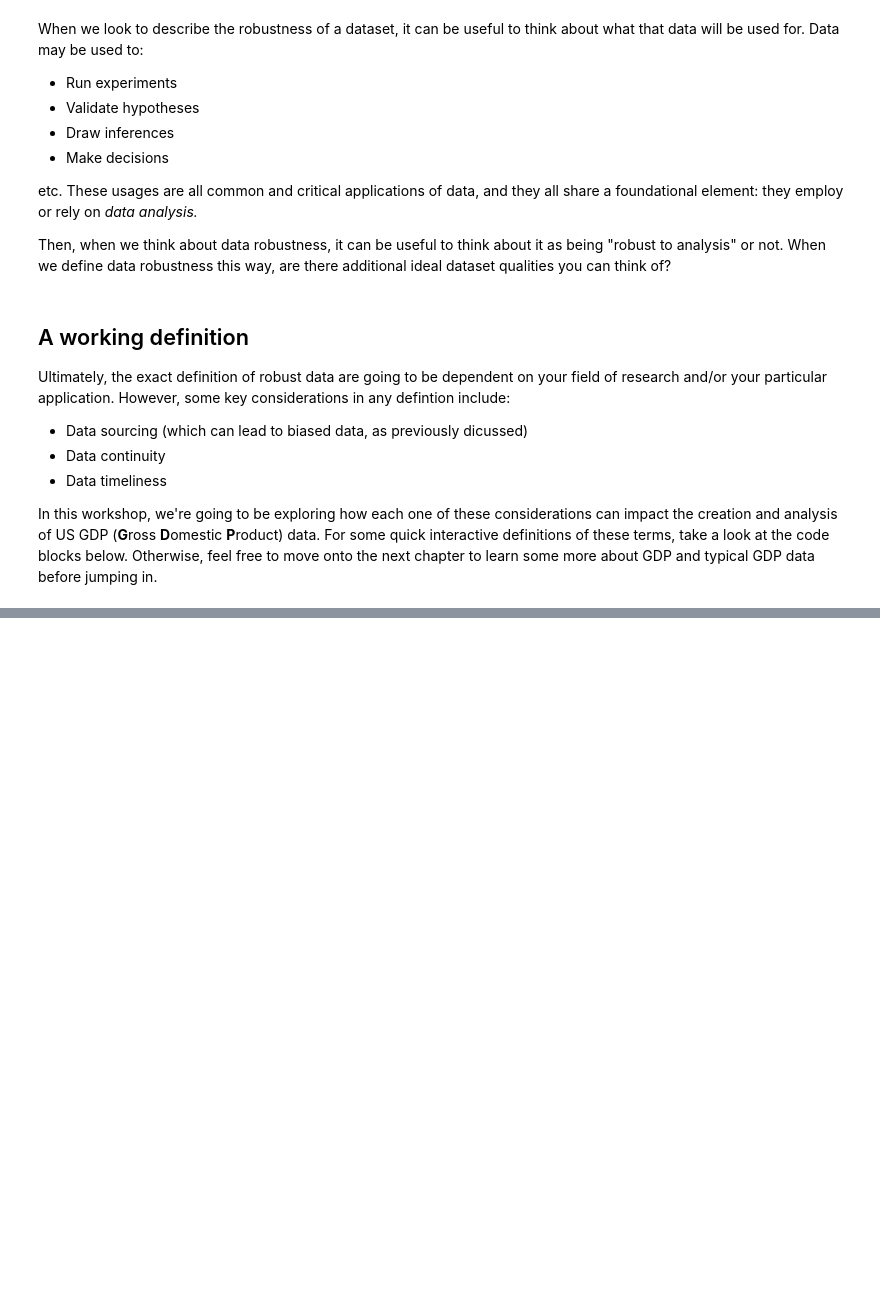
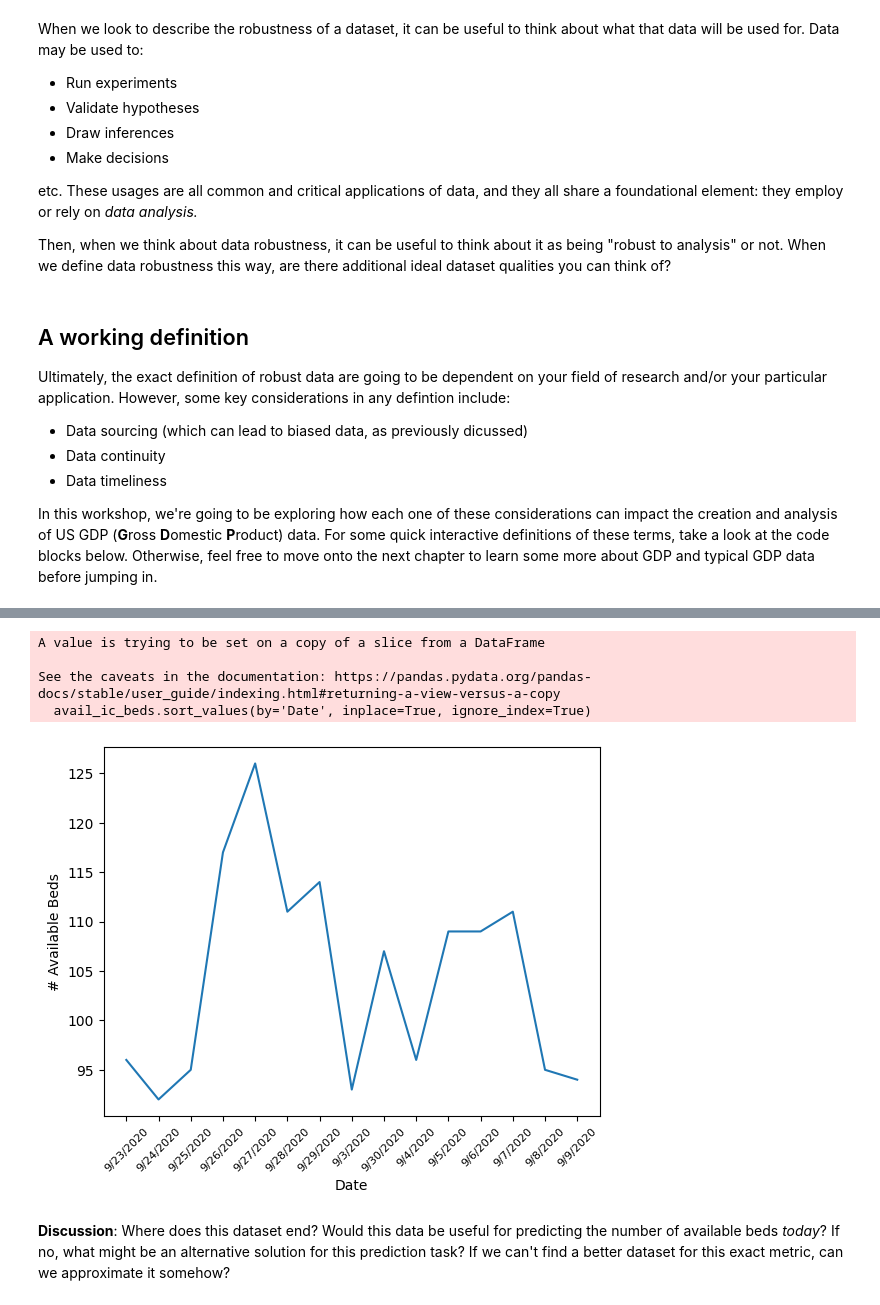
Before and after one commit to roflauren-roflauren/GearUp-MessyData, a Jupyter notebook: fall_2022/chapters/motivation.ipynb, the cells around one changed output, grey strips where cells are left out. Saved outputs shown, nothing was run; the diff lists cells and outputs as text; code cells hidden in the pictures; blank space fills up the shorter version.

```diff
--- a/fall_2022/chapters/motivation.ipynb
+++ b/fall_2022/chapters/motivation.ipynb
@@ -118,0 +204,12 @@ FileNotFoundError: [Errno 2] No such file or directory: 'c:\\Users\\ad2we\\Deskt
+# %%
+""" DATA CONTINUITY INTERACTIVE DEFINITION """
+# importing some libraries:
+import os                           # use: file management and access
+import pandas as pd                 # use: data intake and manipulation
+import matplotlib.pyplot as plt     # use: custom data visualization
+
+# retrieving the data - this is a dataset detailing hospital capacity in SF for COVID-19:
+# source: https://catalog.data.gov/dataset/covid-19-hospital-capacity
+home_dir  = os.path.dirname(os.getcwd())
+data_path = os.sep + 'sample_datasets' + os.sep + 'covid19_hospital_capacity.csv'
+data = pd.read_csv(home_dir + data_path, encoding='utf-8')
@@ -118,0 +241,24 @@ FileNotFoundError: [Errno 2] No such file or directory: 'c:\\Users\\ad2we\\Deskt
+# %%
+# suppose we're only concerned with 'Available,' 'Intensive Care' beds:
+avail_ic_beds = data[(data['Bed Type'] == 'Intensive Care') & (data['Status'] == 'Available')]
+
+# sort the dataset by date:
+avail_ic_beds.sort_values(by='Date', inplace=True, ignore_index=True)
+
+# let's get just the latest data:
+avail_ic_beds = avail_ic_beds.tail(15)
+
+# visualize the data:
+plt.plot(avail_ic_beds['Date'], avail_ic_beds['Count'])
+plt.xticks(rotation = 45, fontsize = 8)
+plt.xlabel("Date")
+plt.ylabel("# Available Beds")
+plt.show()
+# %% [output]
+A value is trying to be set on a copy of a slice from a DataFrame
+
+See the caveats in the documentation: https://pandas.pydata.org/pandas-docs/stable/user_guide/indexing.html#returning-a-view-versus-a-copy
+  avail_ic_beds.sort_values(by='Date', inplace=True, ignore_index=True)
+[figure, added]
+# %% [markdown]
+**Discussion**: Where does this dataset end? Would this data be useful for predicting the number of available beds *today*? If no, what might be an alternative solution for this prediction task? If we can't find a better dataset for this exact metric, can we approximate it somehow?
```
Also changed, not shown: parts of 16 cells of this notebook, 4 other files.
